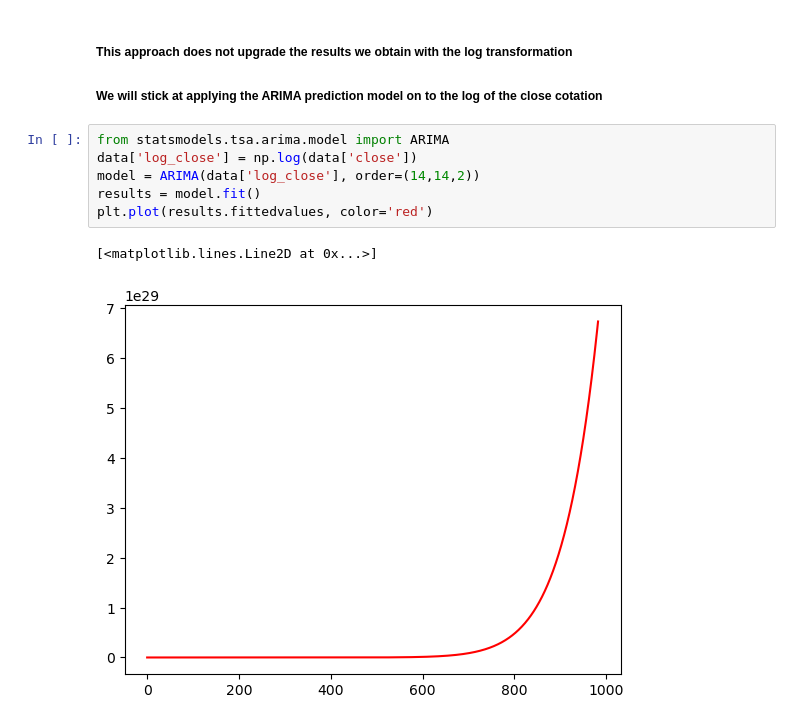
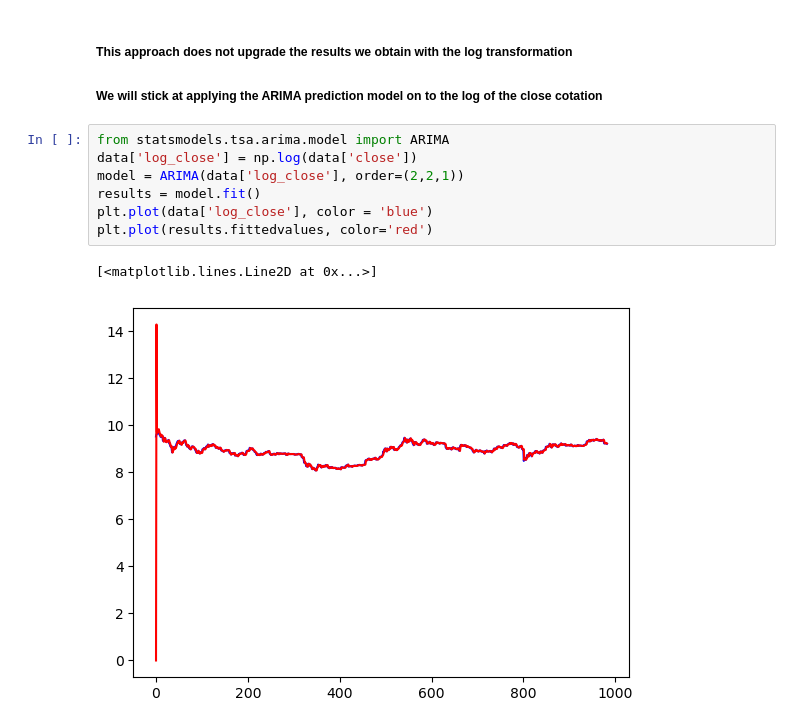
Before and after one commit to MohamedKeteb/Crypto_project, a Jupyter notebook: arima_model.ipynb, the cells around one changed output. Drawn from its saved outputs; the diff is of its cells as text.

Commit message:
The model does not predict anything git add . ! Tried to estimate the 3 parameters with auto_arima from pmdarima. Try again later

```diff
--- a/arima_model.ipynb
+++ b/arima_model.ipynb
@@ -132,9 +130,10 @@ for key, value in result[4].items():
 # %%
 from statsmodels.tsa.arima.model import ARIMA
 data['log_close'] = np.log(data['close'])
-model = ARIMA(data['log_close'], order=(14,14,2))
+model = ARIMA(data['log_close'], order=(2,2,1))
 results = model.fit()
+plt.plot(data['log_close'], color = 'blue')
 plt.plot(results.fittedvalues, color='red')
 # %% [output]
 [<matplotlib.lines.Line2D at 0x...>]
-[figure, old version]
+[figure, new version]
```
Also changed, not shown: parts of 6 cells of this notebook, 1 other file.
